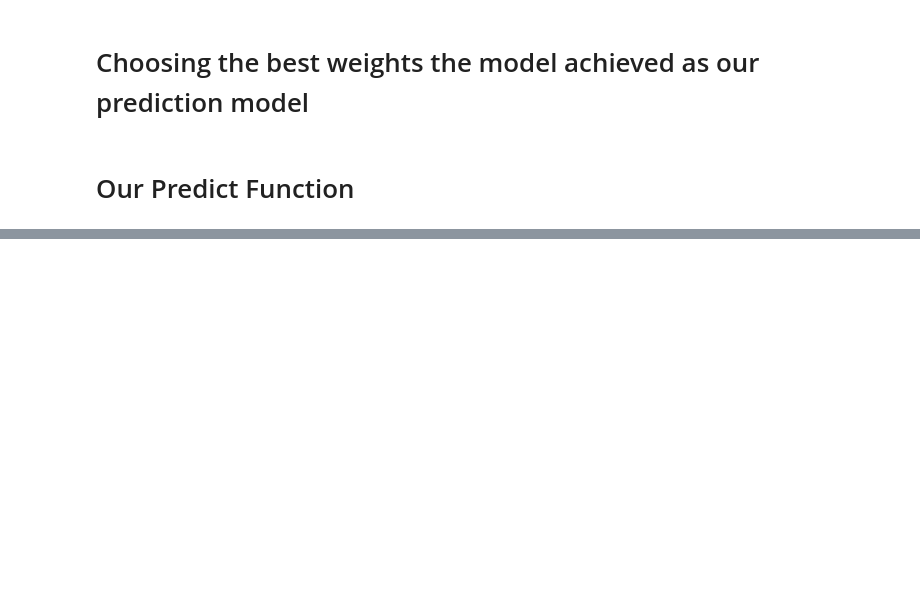
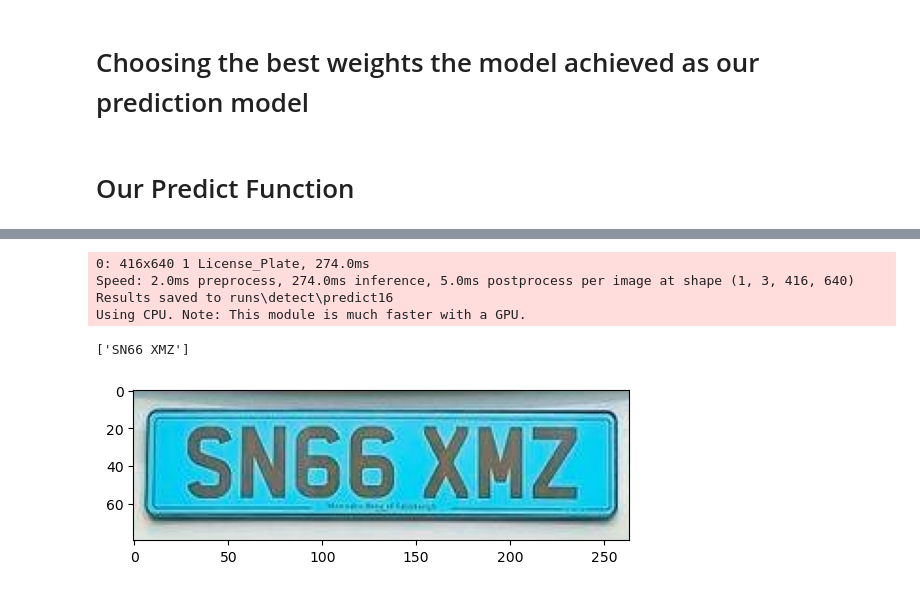
Before and after one commit to Amr2087/Automatic-number-plate-recognition, a Jupyter notebook: Automatic_number_plate_recognition.ipynb, the cells around one changed output, grey strips where cells are left out. Cells and saved outputs as stored; diff of their text form; code cells hidden in the pictures; blank space fills up the shorter version.

```diff
--- a/Automatic_number_plate_recognition.ipynb
+++ b/Automatic_number_plate_recognition.ipynb
@@ -150,0 +173,9 @@ TypeError: Image data of dtype <U1 cannot be converted to float
+# %%
+predict('data/custom test data/why-are-number-plates-yellow-and-white.jpg')
+# %% [output]
+0: 416x640 1 License_Plate, 274.0ms
+Speed: 2.0ms preprocess, 274.0ms inference, 5.0ms postprocess per image at shape (1, 3, 416, 640)
+Results saved to runs\detect\predict16
+Using CPU. Note: This module is much faster with a GPU.
+['SN66 XMZ']
+[figure, added]
```
Also changed, not shown: parts of 5 cells of this notebook.
